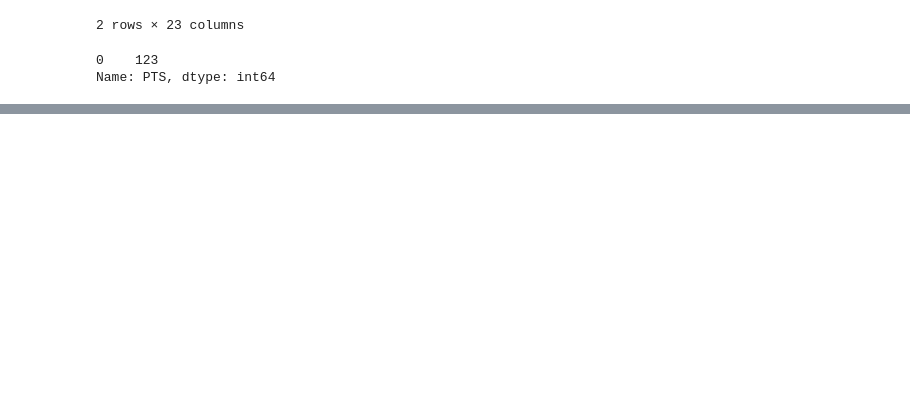
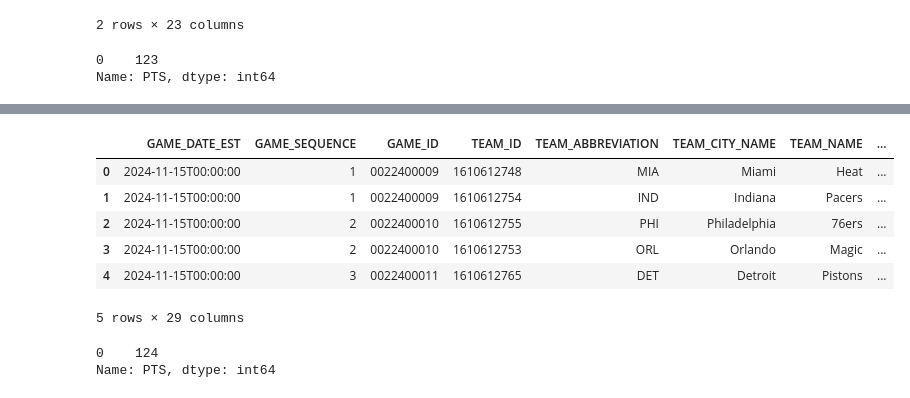
Before and after one commit to tjamescpp/NBA-Game-Summary, a Jupyter notebook: nba-api.ipynb, the cells around one changed output, grey strips where cells are left out. Cells and saved outputs as stored; diff of their text form; code cells hidden in the pictures; blank space fills up the shorter version.

```diff
--- a/nba-api.ipynb
+++ b/nba-api.ipynb
@@ -383,0 +449,3 @@ Name: PTS, dtype: int64
+# %%
+data = board.get_data_frames()[1]
+data.columns
@@ -383,0 +480,16 @@ Name: PTS, dtype: int64
+# %%
+data.iloc[:5, :]
+# %% [output]
+|  | GAME_DATE_EST | GAME_SEQUENCE | GAME_ID | TEAM_ID | TEAM_ABBREVIATION | TEAM_CITY_NAME | TEAM_NAME | ... |
+| 0 | 2024-11-15T00:00:00 | 1 | 0022400009 | 1610612748 | MIA | Miami | Heat | ... |
+| 1 | 2024-11-15T00:00:00 | 1 | 0022400009 | 1610612754 | IND | Indiana | Pacers | ... |
+| 2 | 2024-11-15T00:00:00 | 2 | 0022400010 | 1610612755 | PHI | Philadelphia | 76ers | ... |
+| 3 | 2024-11-15T00:00:00 | 2 | 0022400010 | 1610612753 | ORL | Orlando | Magic | ... |
+| 4 | 2024-11-15T00:00:00 | 3 | 0022400011 | 1610612765 | DET | Detroit | Pistons | ... |
+5 rows × 29 columns
+# %%
+score = data.loc[data['TEAM_ID'] == 1610612748]['PTS']
+score
+# %% [output]
+0    124
+Name: PTS, dtype: int64
```
Also changed, not shown: parts of 6 cells of this notebook, 4 other files.
